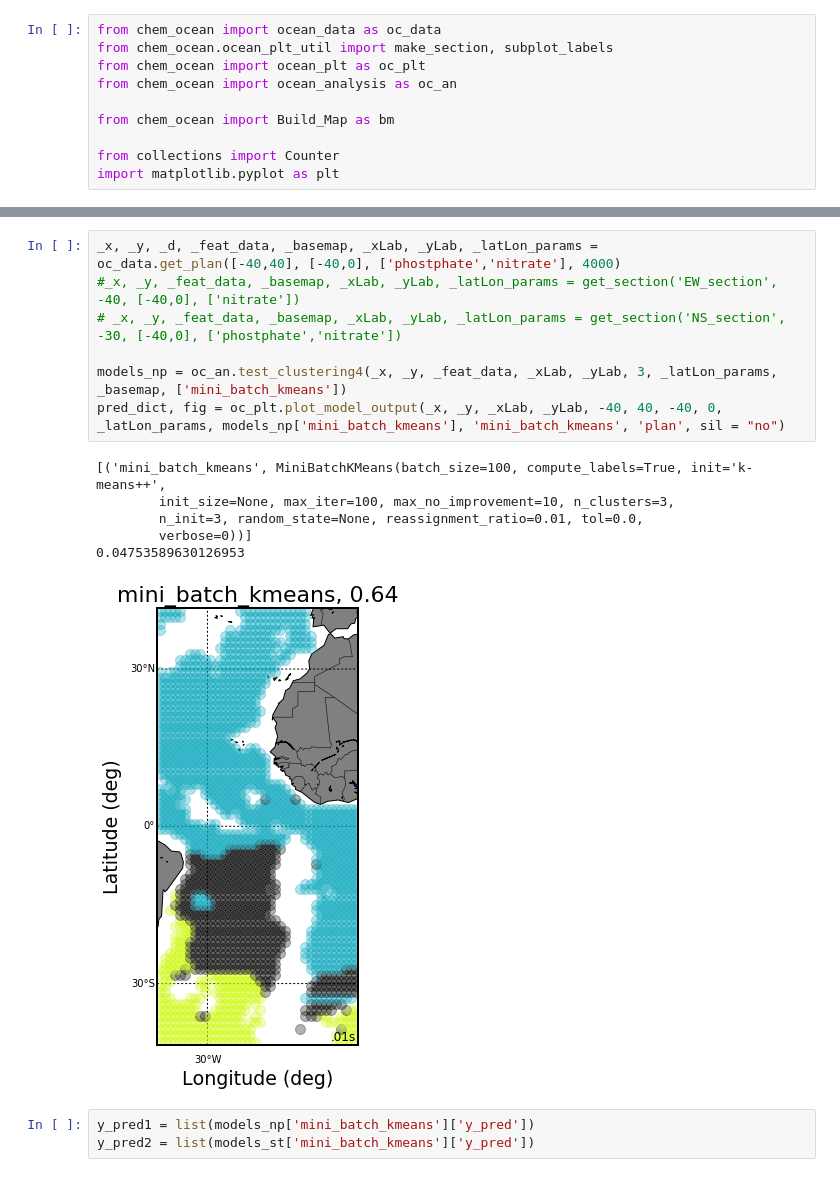
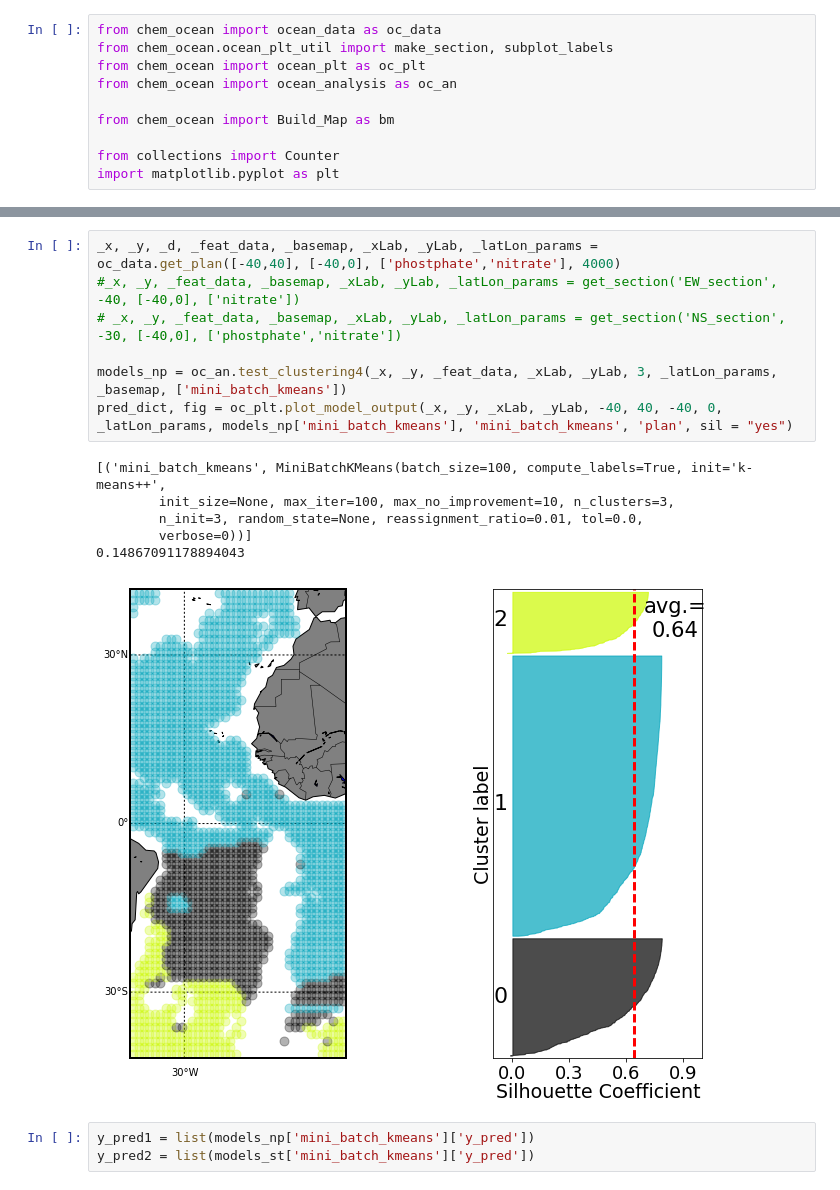
Before and after one commit to jordanplanders/Thinkful, a Jupyter notebook: Capstone Project/cluster_tracer_comparison.ipynb, the cells around one changed output, grey strips where cells are left out. Saved outputs shown, nothing was run; the diff lists cells and outputs as text.

Commit message:
added sil plot to one figure

```diff
--- a/Capstone Project/cluster_tracer_comparison.ipynb
+++ b/Capstone Project/cluster_tracer_comparison.ipynb
@@ -30,17 +30,17 @@ pred_dict, fig = oc_plt.plot_model_output(_x, _y, _xLab, _yLab, -40, 40, -40, 0,
 # %%
 _x, _y, _d, _feat_data, _basemap, _xLab, _yLab, _latLon_params = oc_data.get_plan([-40,40], [-40,0], ['phostphate','nitrate'], 4000)
 #_x, _y, _feat_data, _basemap, _xLab, _yLab, _latLon_params = get_section('EW_section', -40, [-40,0], ['nitrate'])
 # _x, _y, _feat_data, _basemap, _xLab, _yLab, _latLon_params = get_section('NS_section', -30, [-40,0], ['phostphate','nitrate'])
 
 models_np = oc_an.test_clustering4(_x, _y, _feat_data, _xLab, _yLab, 3, _latLon_params, _basemap, ['mini_batch_kmeans'])
-pred_dict, fig = oc_plt.plot_model_output(_x, _y, _xLab, _yLab, -40, 40, -40, 0, _latLon_params, models_np['mini_batch_kmeans'], 'mini_batch_kmeans', 'plan', sil = "no")
+pred_dict, fig = oc_plt.plot_model_output(_x, _y, _xLab, _yLab, -40, 40, -40, 0, _latLon_params, models_np['mini_batch_kmeans'], 'mini_batch_kmeans', 'plan', sil = "yes")
 # %% [output]
 [('mini_batch_kmeans', MiniBatchKMeans(batch_size=100, compute_labels=True, init='k-means++',
         init_size=None, max_iter=100, max_no_improvement=10, n_clusters=3,
         n_init=3, random_state=None, reassignment_ratio=0.01, tol=0.0,
         verbose=0))]
-0.04753589630126953
+0.14867091178894043
-[figure, old version]
+[figure, new version]
 # %%
 y_pred1 = list(models_np['mini_batch_kmeans']['y_pred'])
 y_pred2 = list(models_st['mini_batch_kmeans']['y_pred'])
```
Also changed, not shown: parts of 1 cell of this notebook.
